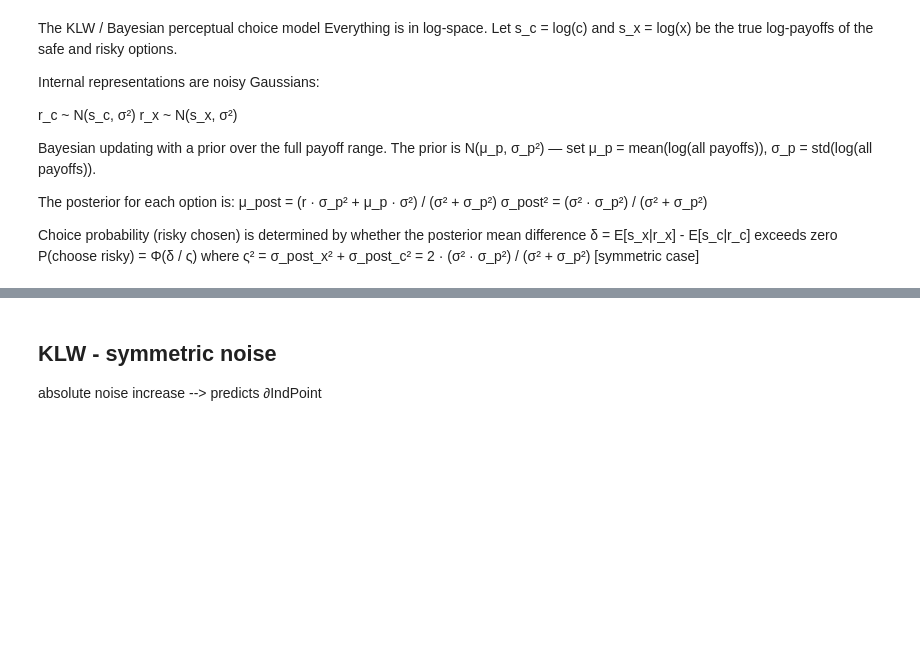
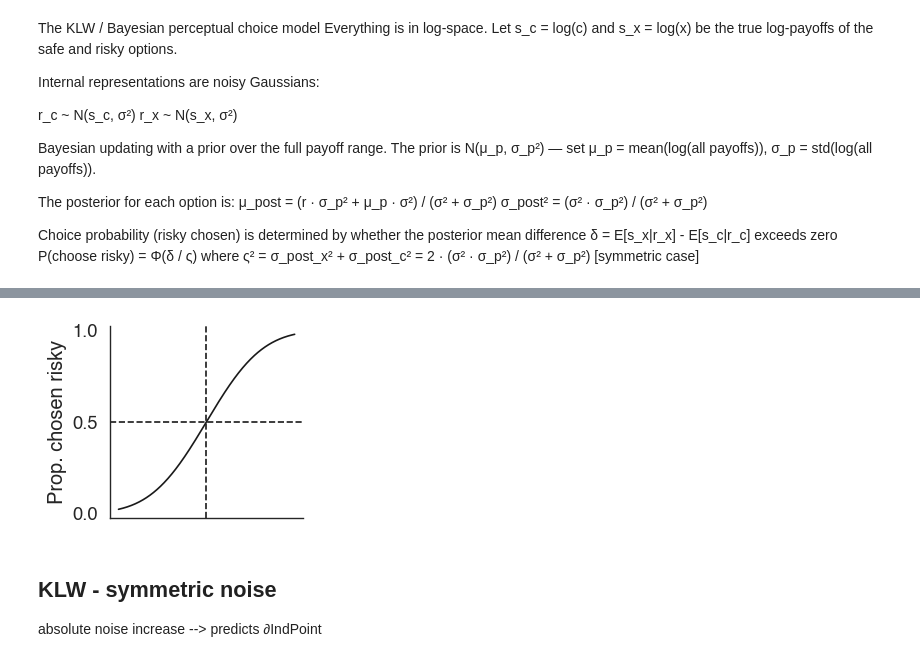
Before and after one commit to mrenke/numrisk, a Jupyter notebook: numrisk/visualize&plots&stats/paper_riskDD_00_hypothesisVisualization.ipynb, the cells around one changed output, grey strips where cells are left out. Cells and saved outputs as stored; diff of their text form; code cells hidden in the pictures; blank space fills up the shorter version.

```diff
--- a/numrisk/visualize&plots&stats/paper_riskDD_00_hypothesisVisualization.ipynb
+++ b/numrisk/visualize&plots&stats/paper_riskDD_00_hypothesisVisualization.ipynb
@@ -225,0 +185,16 @@ def get_posterior(mu1, sd1, mu2, sd2):
+# %%
+fig, ax = plt.subplots(1, 1, figsize=(2.5, 2.5))
+
+sd = .7
+d = ss.norm(mu_rn, sd)
+x = np.linspace(-.8, 2, 500)
+
+ax.plot(x, d.cdf(x), color='k')
+ax.axvline(mu_rn, color='k', linestyle='--')
+ax.axhline(0.5, color='k', linestyle='--')
+ax.set(xticks=[], yticks=[0,0.5,1],
+           ylabel='Prop. chosen risky')
+sns.despine()
+plt.savefig(op.join(figures_folder, 'hypothesis_visualization_cogModel_basicMech_extensive2.pdf'), bbox_inches='tight')
+# %% [output]
+[figure, added]
```
Also changed, not shown: parts of 11 cells of this notebook, 1 other file.
